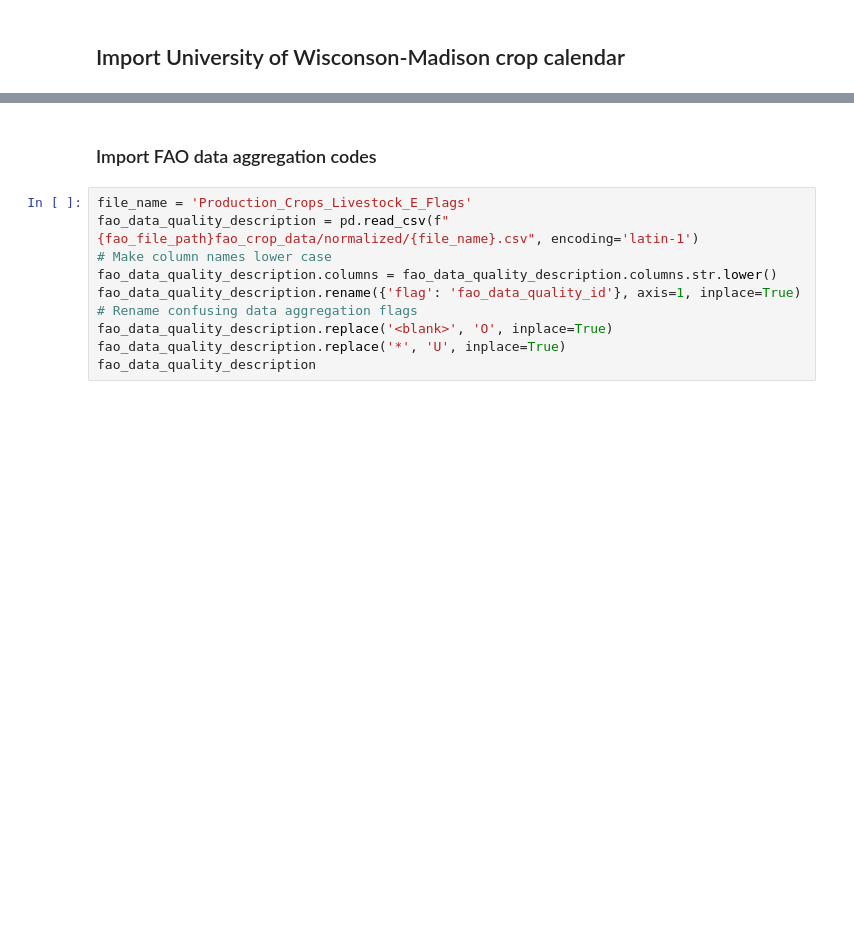
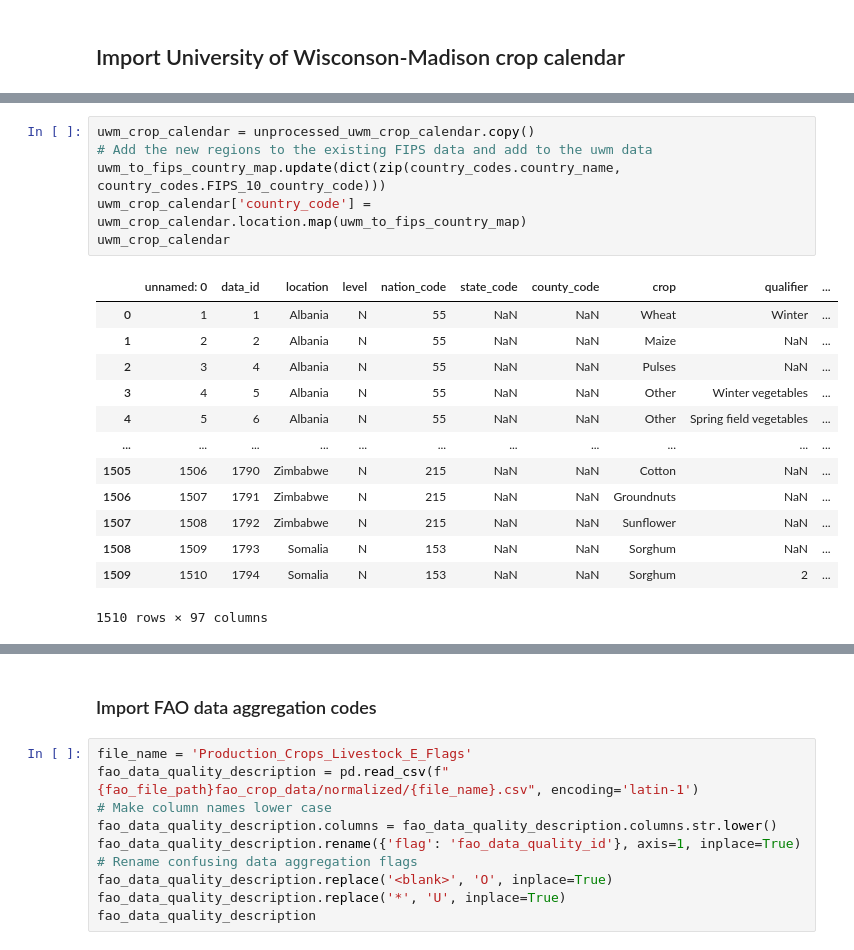
Before and after one commit to Donal-Flanagan/WBS_coding_school_data_science_bootcamp, a Jupyter notebook: climate_change_project/crop_yield_preprocessing_normalized.ipynb, the cells around one changed output, grey strips where cells are left out. Drawn from its saved outputs; the diff is of its cells as text; blank space fills up the shorter version.

```diff
--- a/climate_change_project/crop_yield_preprocessing_normalized.ipynb
+++ b/climate_change_project/crop_yield_preprocessing_normalized.ipynb
@@ -493,3 +114,23 @@ noaa_countries
+# %%
+uwm_crop_calendar = unprocessed_uwm_crop_calendar.copy()
+# Add the new regions to the existing FIPS data and add to the uwm data
+uwm_to_fips_country_map.update(dict(zip(country_codes.country_name, country_codes.FIPS_10_country_code)))
+uwm_crop_calendar['country_code'] = uwm_crop_calendar.location.map(uwm_to_fips_country_map)
+uwm_crop_calendar
+# %% [output]
+|  | unnamed: 0 | data_id | location | level | nation_code | state_code | county_code | crop | qualifier | ... |
+| 0 | 1 | 1 | Albania | N | 55 | NaN | NaN | Wheat | Winter | ... |
+| 1 | 2 | 2 | Albania | N | 55 | NaN | NaN | Maize | NaN | ... |
+| 2 | 3 | 4 | Albania | N | 55 | NaN | NaN | Pulses | NaN | ... |
+| 3 | 4 | 5 | Albania | N | 55 | NaN | NaN | Other | Winter vegetables | ... |
+| 4 | 5 | 6 | Albania | N | 55 | NaN | NaN | Other | Spring field vegetables | ... |
+| ... | ... | ... | ... | ... | ... | ... | ... | ... | ... | ... |
+| 1505 | 1506 | 1790 | Zimbabwe | N | 215 | NaN | NaN | Cotton | NaN | ... |
+| 1506 | 1507 | 1791 | Zimbabwe | N | 215 | NaN | NaN | Groundnuts | NaN | ... |
+| 1507 | 1508 | 1792 | Zimbabwe | N | 215 | NaN | NaN | Sunflower | NaN | ... |
+| 1508 | 1509 | 1793 | Somalia | N | 153 | NaN | NaN | Sorghum | NaN | ... |
+| 1509 | 1510 | 1794 | Somalia | N | 153 | NaN | NaN | Sorghum | 2 | ... |
+1510 rows × 97 columns
 # %%
 # Clean up the crop yield data
 # Remove rows which belong to dropped countries/regions
```
Also changed, not shown: parts of 37 cells of this notebook, 43 other files.
